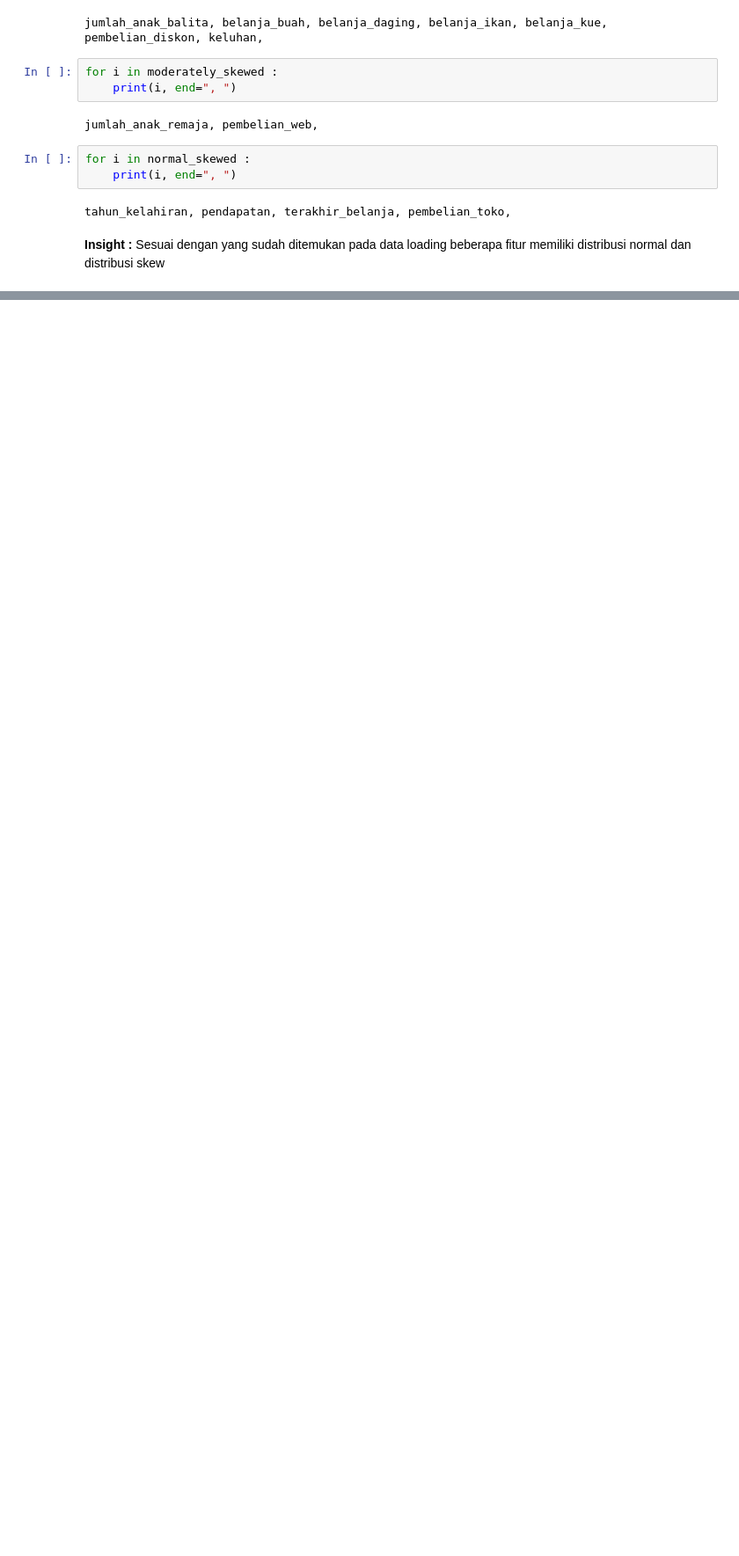
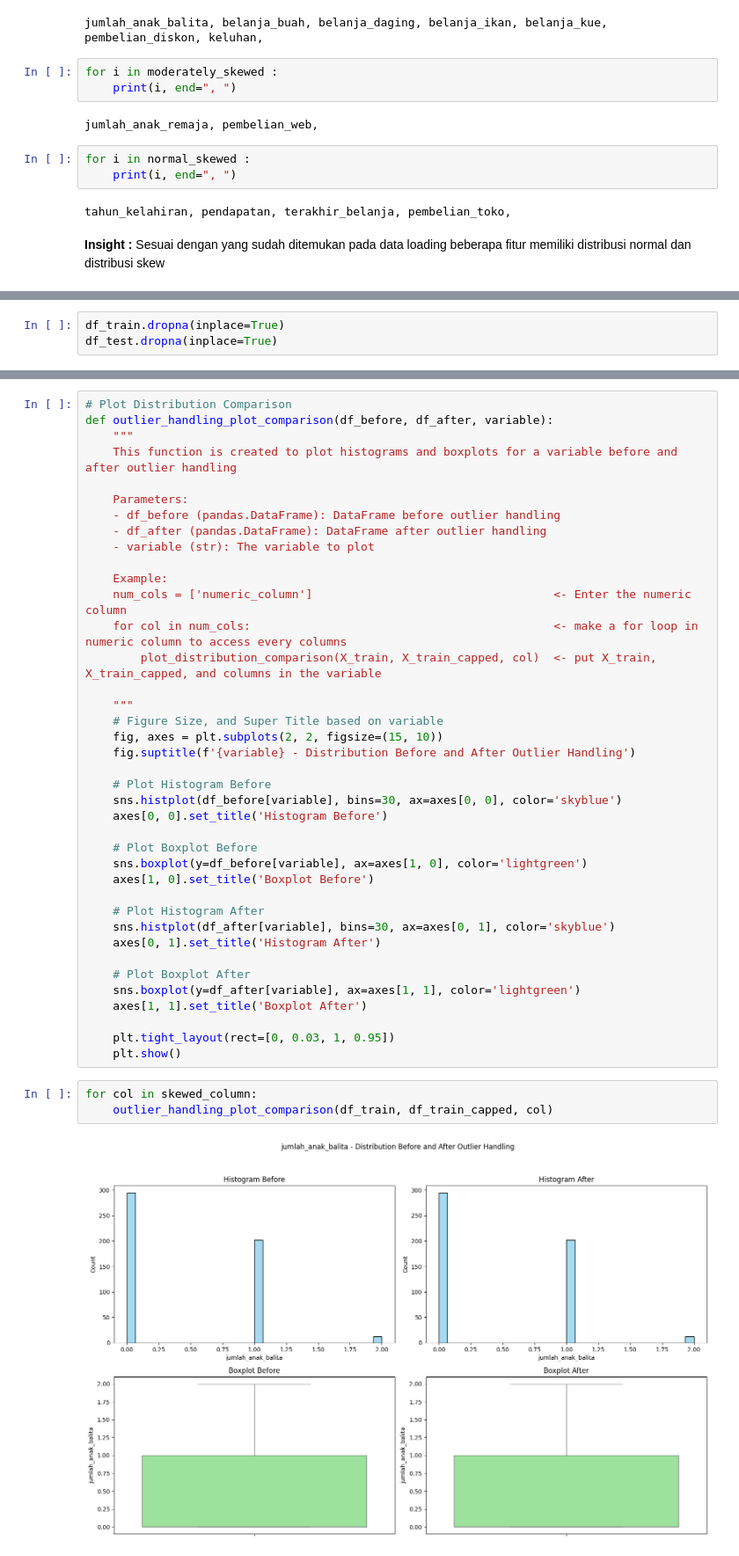
Before and after one commit to azizriza1210/Karpet-Biru, a Jupyter notebook: bismillah.ipynb, the cells around one changed output, grey strips where cells are left out. Shown: that part at 88% size. Drawn from its saved outputs; the diff is of its cells as text; blank space fills up the shorter version.

```diff
--- a/bismillah.ipynb
+++ b/bismillah.ipynb
@@ -222,0 +325,3 @@ tahun_kelahiran, pendapatan, terakhir_belanja, pembelian_toko,
+# %%
+df_train.dropna(inplace=True)
+df_test.dropna(inplace=True)
@@ -222,0 +352,44 @@ tahun_kelahiran, pendapatan, terakhir_belanja, pembelian_toko,
+# %%
+# Plot Distribution Comparison
+def outlier_handling_plot_comparison(df_before, df_after, variable):
+    """
+    This function is created to plot histograms and boxplots for a variable before and after outlier handling
+
+    Parameters:
+    - df_before (pandas.DataFrame): DataFrame before outlier handling
+    - df_after (pandas.DataFrame): DataFrame after outlier handling
+    - variable (str): The variable to plot
+
+    Example:
+    num_cols = ['numeric_column']                                   <- Enter the numeric column
+    for col in num_cols:                                            <- make a for loop in numeric column to access every columns
+        plot_distribution_comparison(X_train, X_train_capped, col)  <- put X_train, X_train_capped, and columns in the variable
+
+    """
+    # Figure Size, and Super Title based on variable
+    fig, axes = plt.subplots(2, 2, figsize=(15, 10))
+    fig.suptitle(f'{variable} - Distribution Before and After Outlier Handling')
+
+    # Plot Histogram Before
+    sns.histplot(df_before[variable], bins=30, ax=axes[0, 0], color='skyblue')
+    axes[0, 0].set_title('Histogram Before')
+
+    # Plot Boxplot Before
+    sns.boxplot(y=df_before[variable], ax=axes[1, 0], color='lightgreen')
+    axes[1, 0].set_title('Boxplot Before')
+
+    # Plot Histogram After
+    sns.histplot(df_after[variable], bins=30, ax=axes[0, 1], color='skyblue')
+    axes[0, 1].set_title('Histogram After')
+
+    # Plot Boxplot After
+    sns.boxplot(y=df_after[variable], ax=axes[1, 1], color='lightgreen')
+    axes[1, 1].set_title('Boxplot After')
+
+    plt.tight_layout(rect=[0, 0.03, 1, 0.95])
+    plt.show()
+# %%
+for col in skewed_column:
+    outlier_handling_plot_comparison(df_train, df_train_capped, col)
+# %% [output]
+[figure, added]
```
Also changed, not shown: parts of 30 cells of this notebook.
